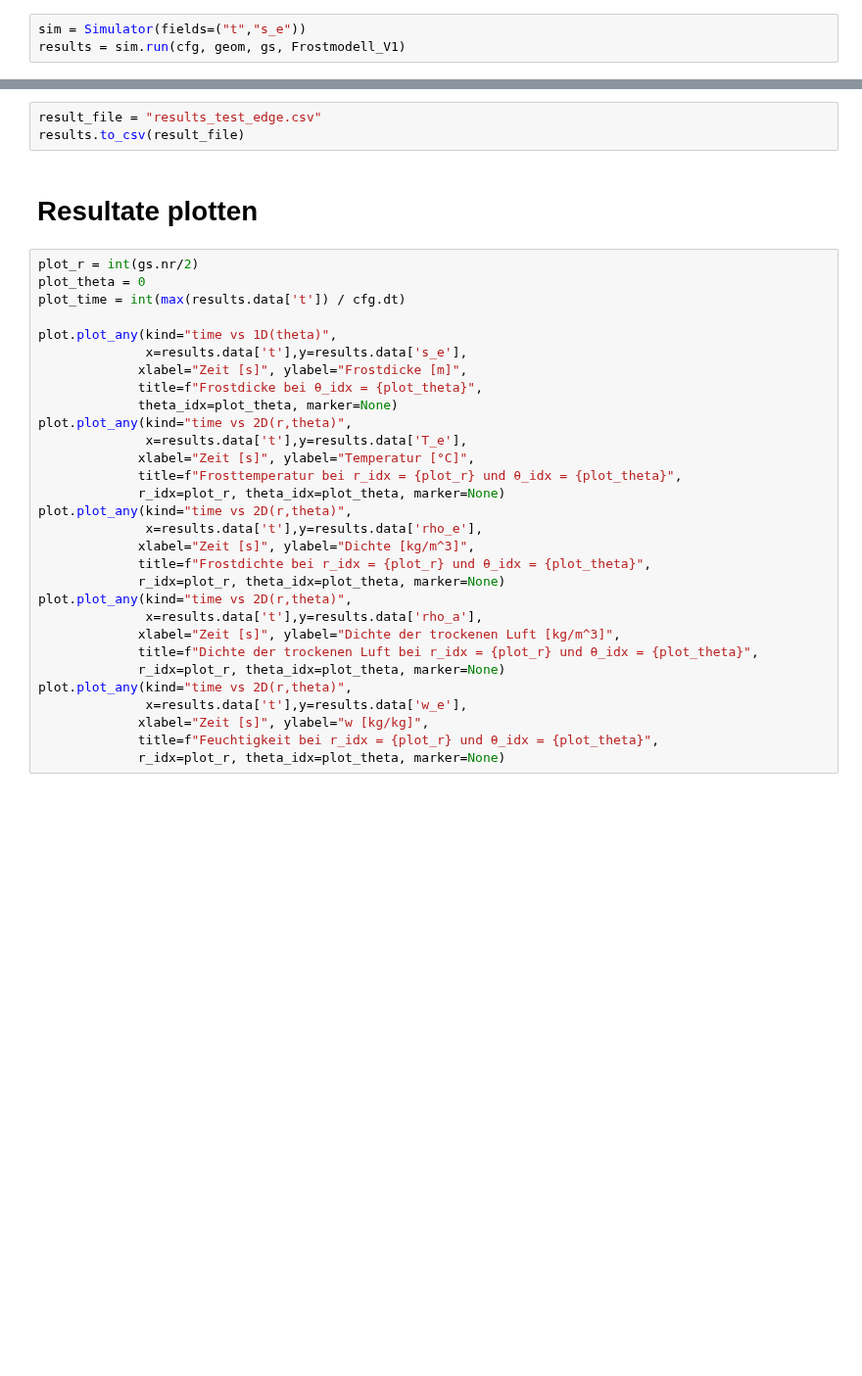
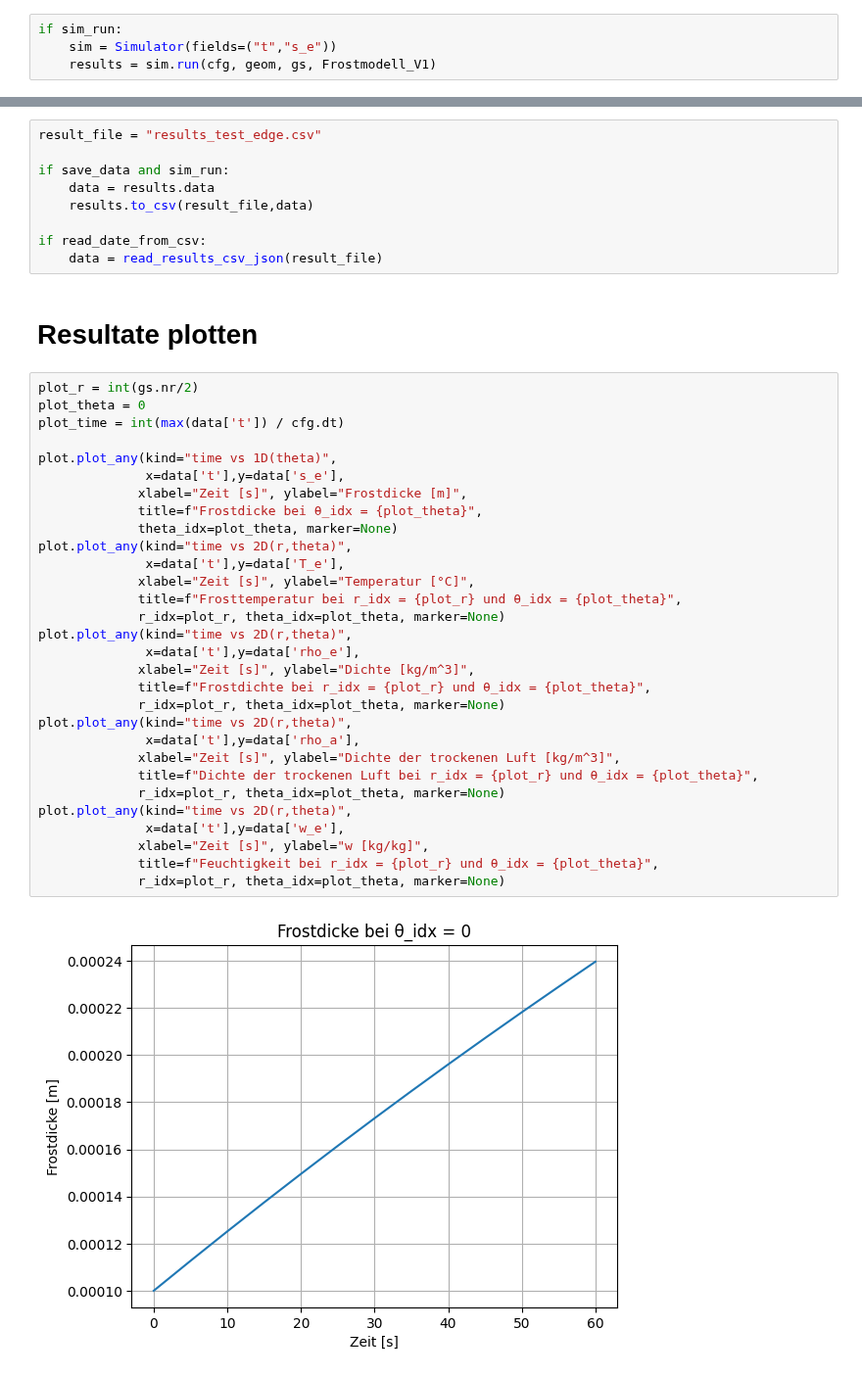
Before and after one commit to Lakito0100/MSE_VT1_luethluk, a Jupyter notebook: Examples/run_test_edge_domain.ipynb, the cells around one changed output, grey strips where cells are left out. Shown at 98% size. Cells and saved outputs as stored; diff of their text form; blank space fills up the shorter version.

```diff
--- a/Examples/run_test_edge_domain.ipynb
+++ b/Examples/run_test_edge_domain.ipynb
@@ -60,6 +71,7 @@ plot.plot_finned_tube_side(geom)
 # %% [markdown]
 # Simulation laufen lassen
 # %%
-sim = Simulator(fields=("t","s_e"))
-results = sim.run(cfg, geom, gs, Frostmodell_V1)
+if sim_run:
+    sim = Simulator(fields=("t","s_e"))
+    results = sim.run(cfg, geom, gs, Frostmodell_V1)
 # %% [markdown]
@@ -67,35 +79,43 @@ results = sim.run(cfg, geom, gs, Frostmodell_V1)
 # %%
 result_file = "results_test_edge.csv"
-results.to_csv(result_file)
+
+if save_data and sim_run:
+    data = results.data
+    results.to_csv(result_file,data)
+
+if read_date_from_csv:
+    data = read_results_csv_json(result_file)
 # %% [markdown]
 # Resultate plotten
 # %%
 plot_r = int(gs.nr/2)
 plot_theta = 0
-plot_time = int(max(results.data['t']) / cfg.dt)
+plot_time = int(max(data['t']) / cfg.dt)
 
 plot.plot_any(kind="time vs 1D(theta)",
-              x=results.data['t'],y=results.data['s_e'],
+              x=data['t'],y=data['s_e'],
              xlabel="Zeit [s]", ylabel="Frostdicke [m]",
              title=f"Frostdicke bei θ_idx = {plot_theta}",
              theta_idx=plot_theta, marker=None)
 plot.plot_any(kind="time vs 2D(r,theta)",
-              x=results.data['t'],y=results.data['T_e'],
+              x=data['t'],y=data['T_e'],
              xlabel="Zeit [s]", ylabel="Temperatur [°C]",
              title=f"Frosttemperatur bei r_idx = {plot_r} und θ_idx = {plot_theta}",
              r_idx=plot_r, theta_idx=plot_theta, marker=None)
 plot.plot_any(kind="time vs 2D(r,theta)",
-              x=results.data['t'],y=results.data['rho_e'],
+              x=data['t'],y=data['rho_e'],
              xlabel="Zeit [s]", ylabel="Dichte [kg/m^3]",
              title=f"Frostdichte bei r_idx = {plot_r} und θ_idx = {plot_theta}",
              r_idx=plot_r, theta_idx=plot_theta, marker=None)
 plot.plot_any(kind="time vs 2D(r,theta)",
-              x=results.data['t'],y=results.data['rho_a'],
+              x=data['t'],y=data['rho_a'],
              xlabel="Zeit [s]", ylabel="Dichte der trockenen Luft [kg/m^3]",
              title=f"Dichte der trockenen Luft bei r_idx = {plot_r} und θ_idx = {plot_theta}",
              r_idx=plot_r, theta_idx=plot_theta, marker=None)
 plot.plot_any(kind="time vs 2D(r,theta)",
-              x=results.data['t'],y=results.data['w_e'],
+              x=data['t'],y=data['w_e'],
              xlabel="Zeit [s]", ylabel="w [kg/kg]",
              title=f"Feuchtigkeit bei r_idx = {plot_r} und θ_idx = {plot_theta}",
              r_idx=plot_r, theta_idx=plot_theta, marker=None)
+# %% [output]
+[figure, added]
```
Also changed, not shown: parts of 6 cells of this notebook, 5 other files.
